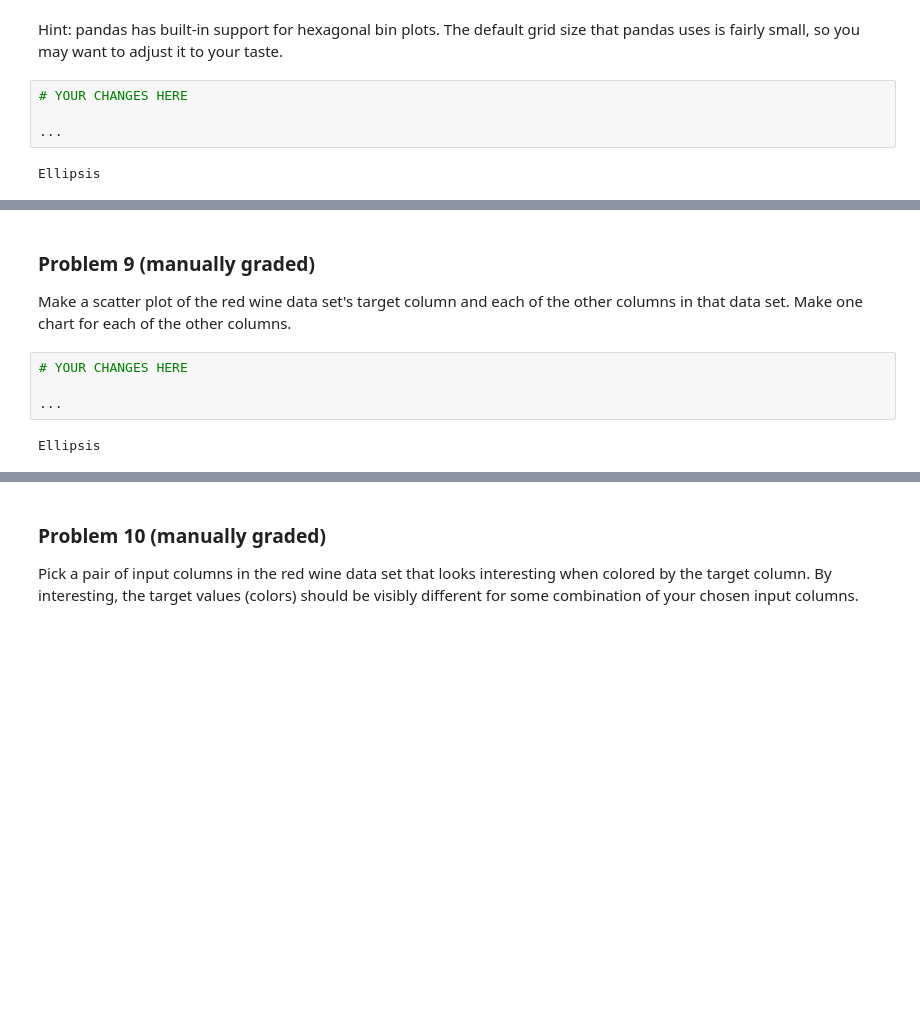
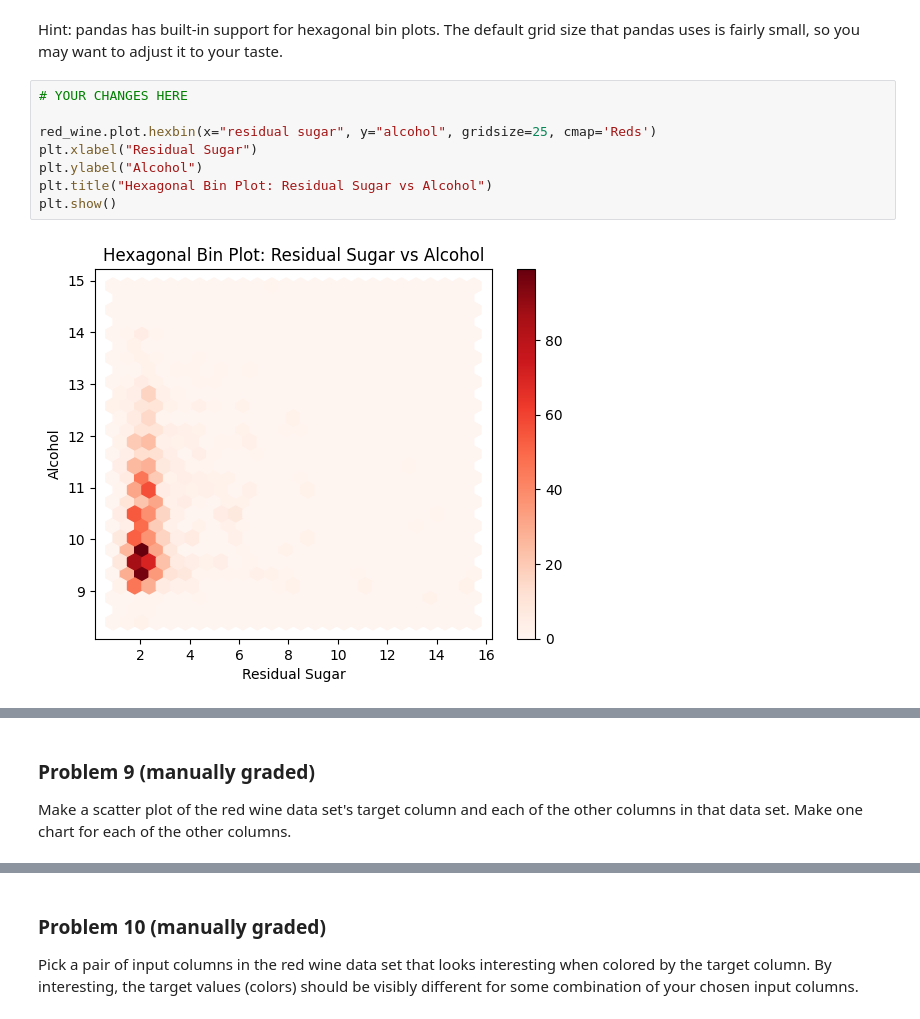
Before and after one commit to Haleymussary00/dx602-homework-10, a Jupyter notebook: homework.ipynb, the cells around one changed output, grey strips where cells are left out. Cells and saved outputs as stored; diff of their text form; blank space fills up the shorter version.

```diff
--- a/homework.ipynb
+++ b/homework.ipynb
@@ -177,12 +179,16 @@ Make a hexagonal bin plot of the residual sugar and alcohol in the red wine data
 # %% [markdown]
 Hint: pandas has built-in support for hexagonal bin plots.
 The default grid size that pandas uses is fairly small, so you may want to adjust it to your taste.
-# %%
-# YOUR CHANGES HERE
-
-...
-# %% [output]
-Ellipsis
+# %%
+# YOUR CHANGES HERE
+
+red_wine.plot.hexbin(x="residual sugar", y="alcohol", gridsize=25, cmap='Reds')
+plt.xlabel("Residual Sugar")
+plt.ylabel("Alcohol")
+plt.title("Hexagonal Bin Plot: Residual Sugar vs Alcohol")
+plt.show()
+# %% [output]
+[figure, added]
 # %% [markdown]
 <div style="page-break-after: always;"></div>
 # %% [markdown]
@@ -190,9 +196,3 @@ Ellipsis
 
 Make a scatter plot of the red wine data set's target column and each of the other columns in that data set.
 Make one chart for each of the other columns.
-# %%
-# YOUR CHANGES HERE
-
-...
-# %% [output]
-Ellipsis
```
Also changed, not shown: parts of 9 cells of this notebook.
